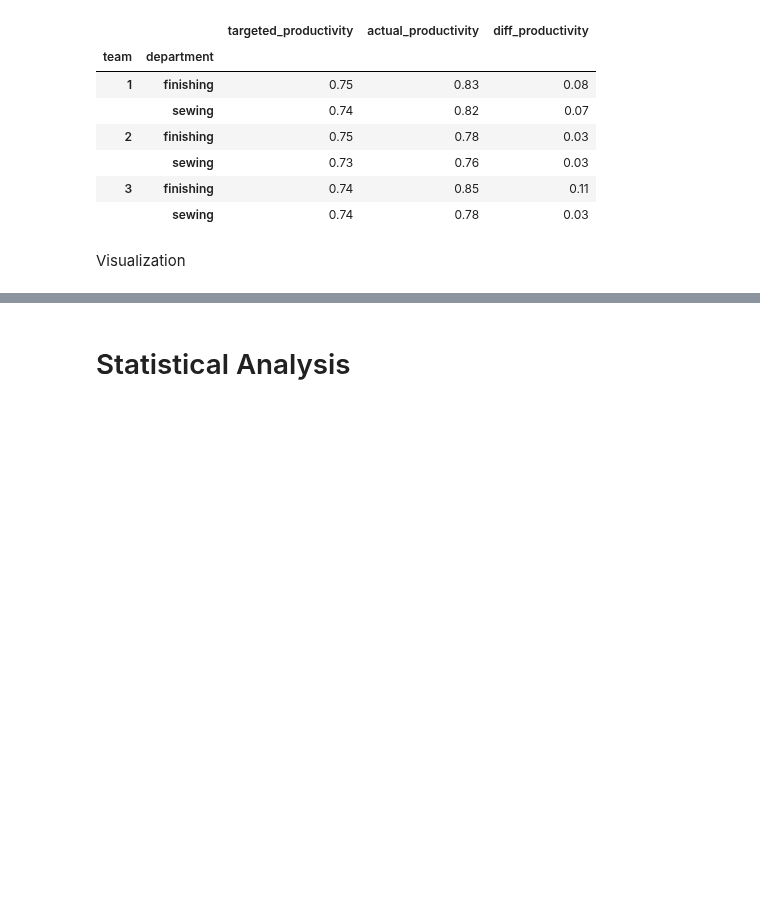
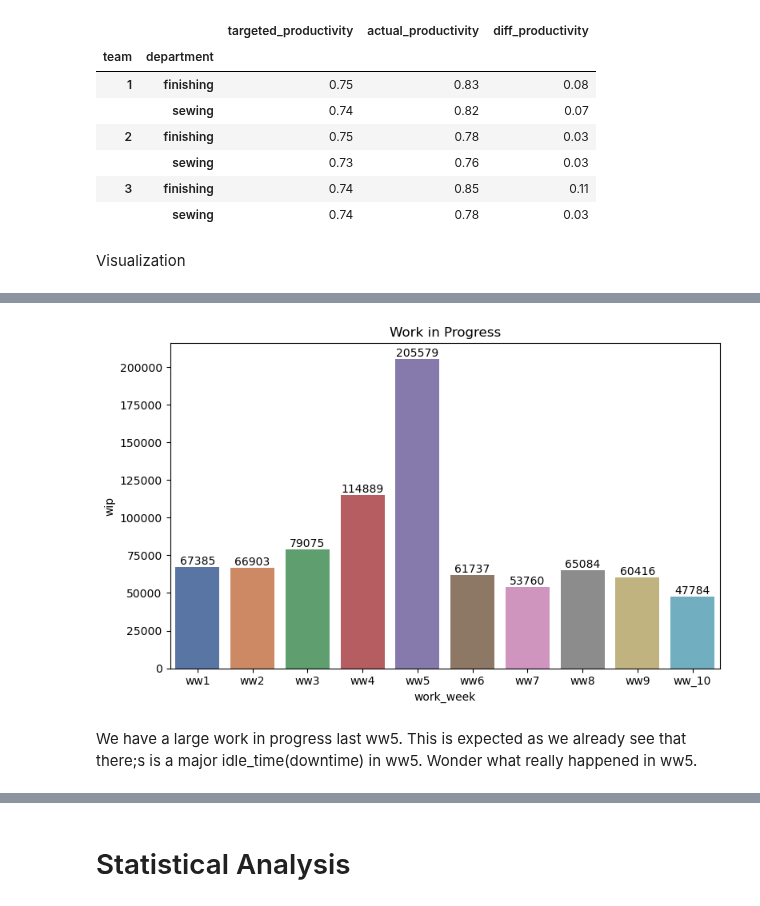
Before and after one commit to Alyxx-The-Sniper/DATA_SCIENCE_2022, a Jupyter notebook: Data_Science_Inference/2Garments_worker-Copy1.ipynb, the cells around one changed output, grey strips where cells are left out. Cells and saved outputs as stored; diff of their text form; code cells hidden in the pictures; blank space fills up the shorter version.

```diff
--- a/Data_Science_Inference/2Garments_worker-Copy1.ipynb
+++ b/Data_Science_Inference/2Garments_worker-Copy1.ipynb
@@ -691,0 +592,3 @@ plt.show()
+# %%
+df_wip = df.groupby('work_week').sum()
+df_wip['wip']
@@ -691,0 +608,17 @@ plt.show()
+# %%
+plt.figure(figsize=(8,5))
+ax1 = plt.subplot()
+sns.barplot(x= df_wip.index ,
+            y= df_wip['wip'],
+            palette = 'deep')
+
+plt.title('Work in Progress')
+for i in ax1.containers:
+    ax1.bar_label(i,)
+
+plt.tight_layout()
+plt.show()
+# %% [output]
+[figure, added]
+# %% [markdown]
+We have a large work in progress last ww5. This is expected as we already see that there;s is a major idle_time(downtime) in ww5. Wonder what really happened in ww5.
```
Also changed, not shown: parts of 78 cells of this notebook.
